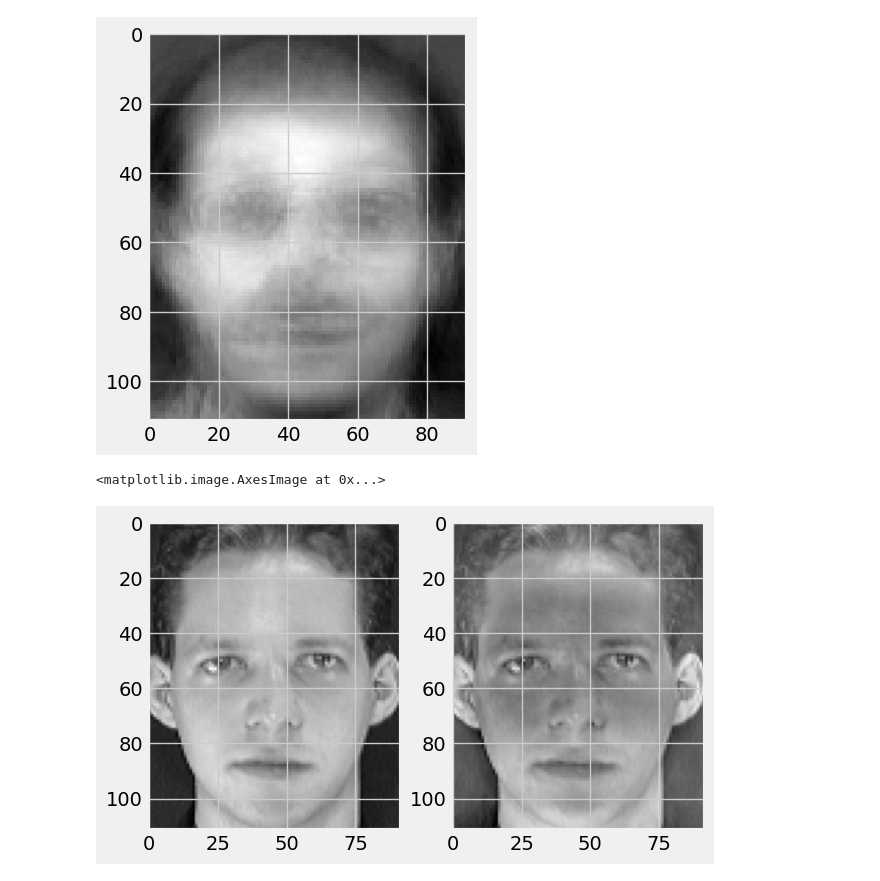
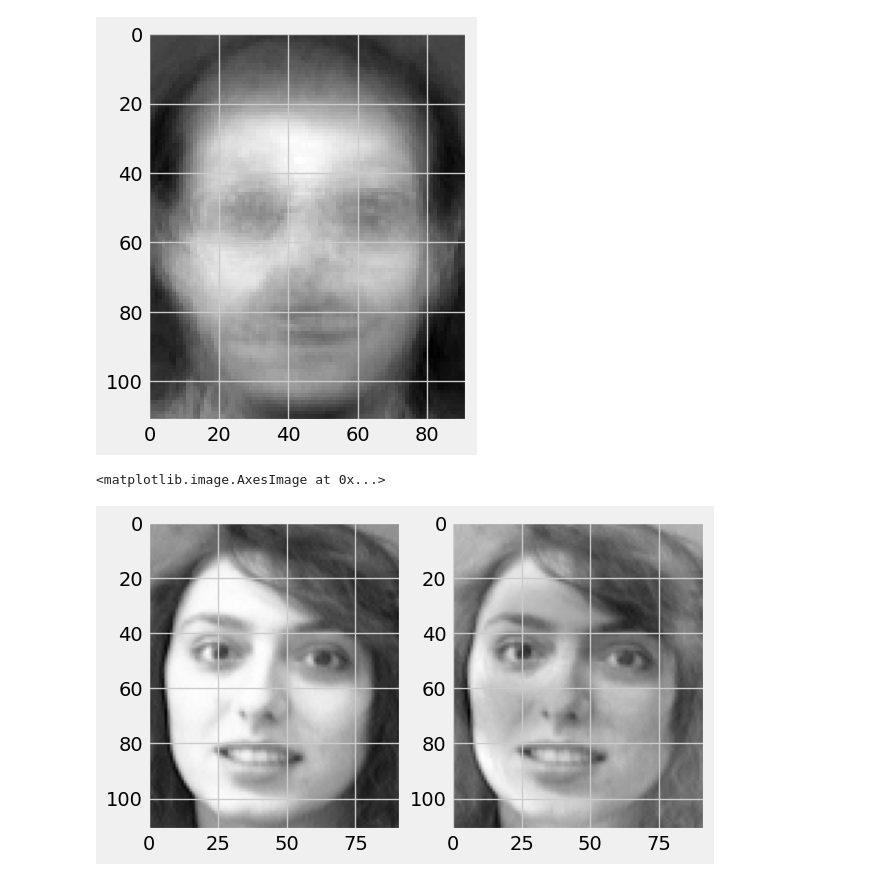
Before and after one commit to francisbautista/apper-eda, a Jupyter notebook: Notebooks/PS2 -MLE.ipynb, the cells around one changed output. Drawn from its saved outputs; the diff is of its cells as text; code cells hidden in the pictures.

```diff
--- a/Notebooks/PS2 -MLE.ipynb
+++ b/Notebooks/PS2 -MLE.ipynb
@@ -55,12 +57,12 @@ plt.imshow(mf, cmap='gray')
 # %%
 # Adjusted and centered A
 A = X - mean_face
-f1 = X[0].reshape(112,92)
-f2 = A[0].reshape(112,92)
+f1 = X[7].reshape(112,92)
+f2 = A[7].reshape(112,92)
 
 f, axarr = plt.subplots(1,2)
 axarr[0].imshow(f1, cmap='gray')
 axarr[1].imshow(f2, cmap='gray')
 # %% [output]
 <matplotlib.image.AxesImage at 0x...>
-[figure, old version]
+[figure, new version]
```
Also changed, not shown: parts of 3 cells of this notebook, 3 other files.
